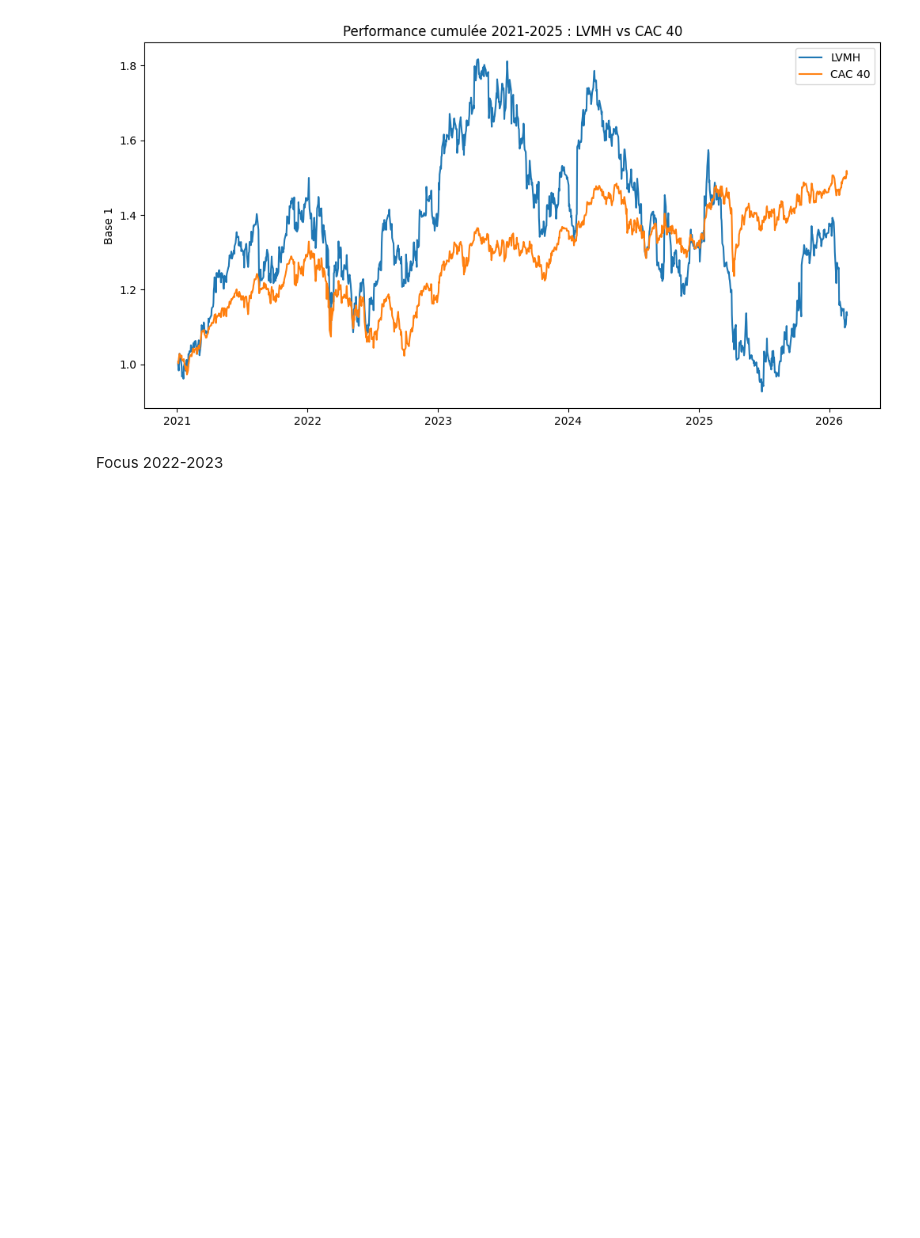
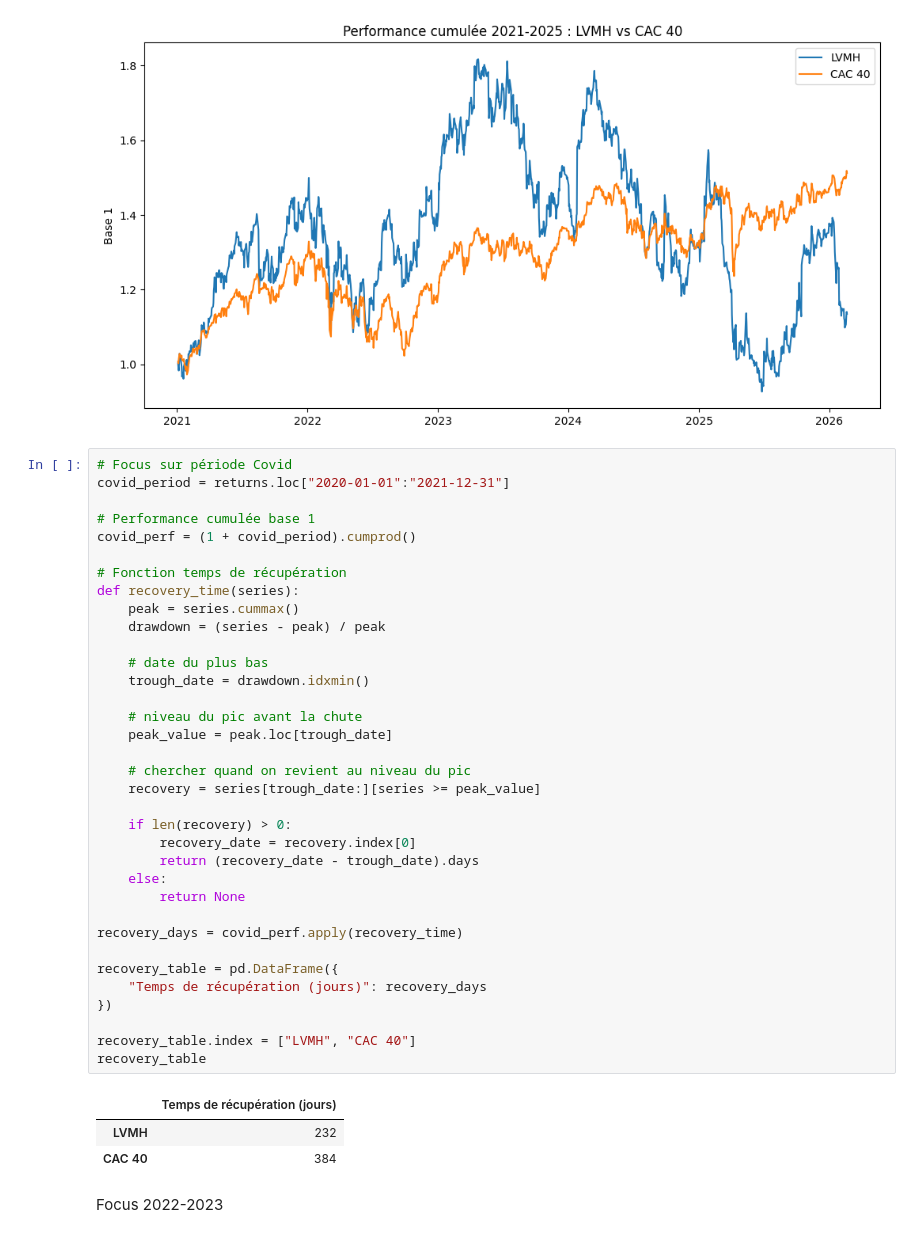
Before and after one commit to melynazrd/IAE_METZ_2026_DATA_AUDIT, a Jupyter notebook: SCRIPTS/analyse_lvmh.ipynb, the cells around one changed output. Drawn from its saved outputs; the diff is of its cells as text; blank space fills up the shorter version.

Commit message:
ajout temps de récupération

```diff
--- a/SCRIPTS/analyse_lvmh.ipynb
+++ b/SCRIPTS/analyse_lvmh.ipynb
@@ -264,6 +263,45 @@ plt.legend(["LVMH", "CAC 40"])
 plt.show()
 # %% [output]
 [figure]
+# %%
+# Focus sur période Covid
+covid_period = returns.loc["2020-01-01":"2021-12-31"]
+
+# Performance cumulée base 1
+covid_perf = (1 + covid_period).cumprod()
+
+# Fonction temps de récupération
+def recovery_time(series):
+    peak = series.cummax()
+    drawdown = (series - peak) / peak
+
+    # date du plus bas
+    trough_date = drawdown.idxmin()
+
+    # niveau du pic avant la chute
+    peak_value = peak.loc[trough_date]
+
+    # chercher quand on revient au niveau du pic
+    recovery = series[trough_date:][series >= peak_value]
+
+    if len(recovery) > 0:
+        recovery_date = recovery.index[0]
+        return (recovery_date - trough_date).days
+    else:
+        return None
+
+recovery_days = covid_perf.apply(recovery_time)
+
+recovery_table = pd.DataFrame({
+    "Temps de récupération (jours)": recovery_days
+})
+
+recovery_table.index = ["LVMH", "CAC 40"]
+recovery_table
+# %% [output]
+|  | Temps de récupération (jours) |
+| LVMH | 232 |
+| CAC 40 | 384 |
 # %% [markdown]
 Focus 2022-2023
 # %%
```
Also changed, not shown: parts of 5 cells of this notebook.
